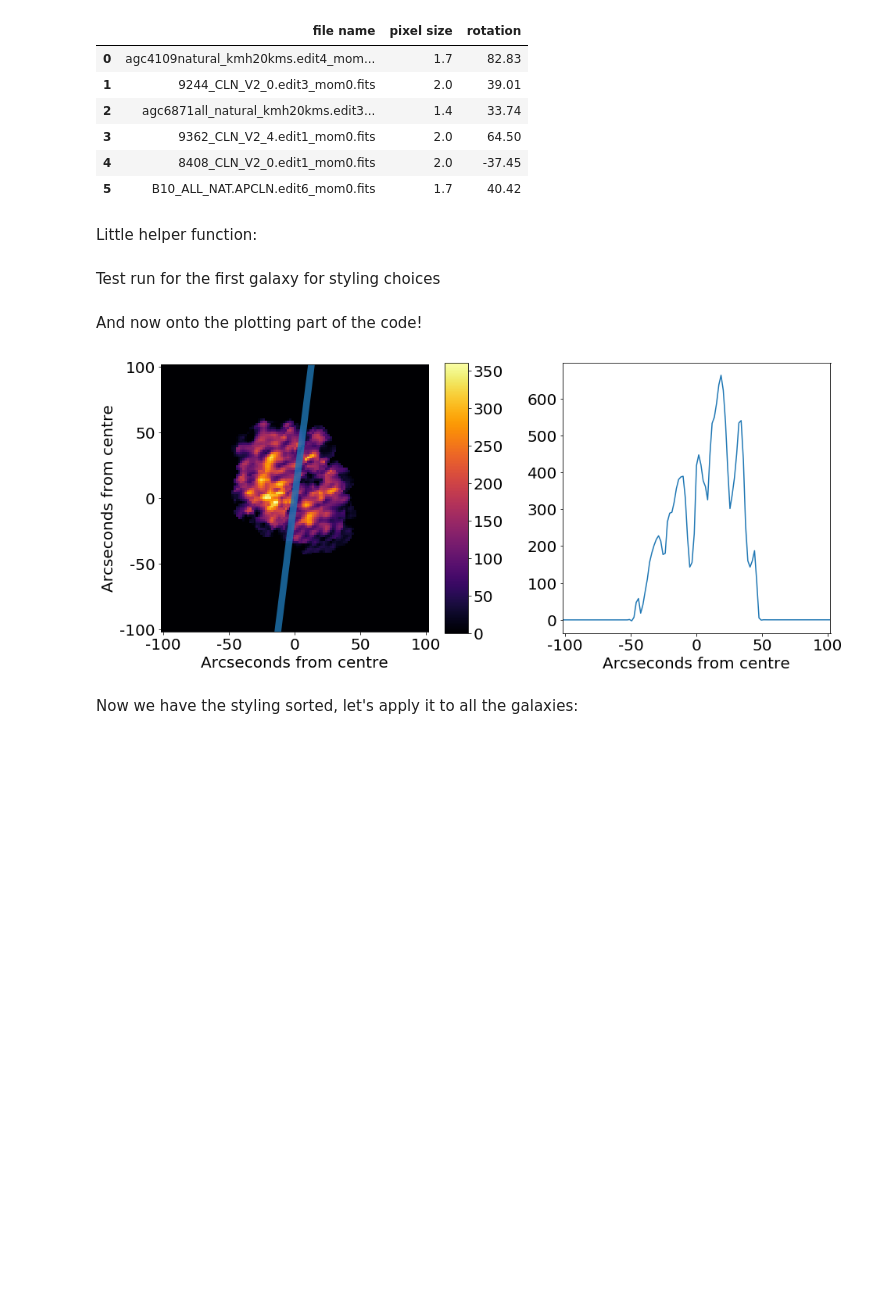
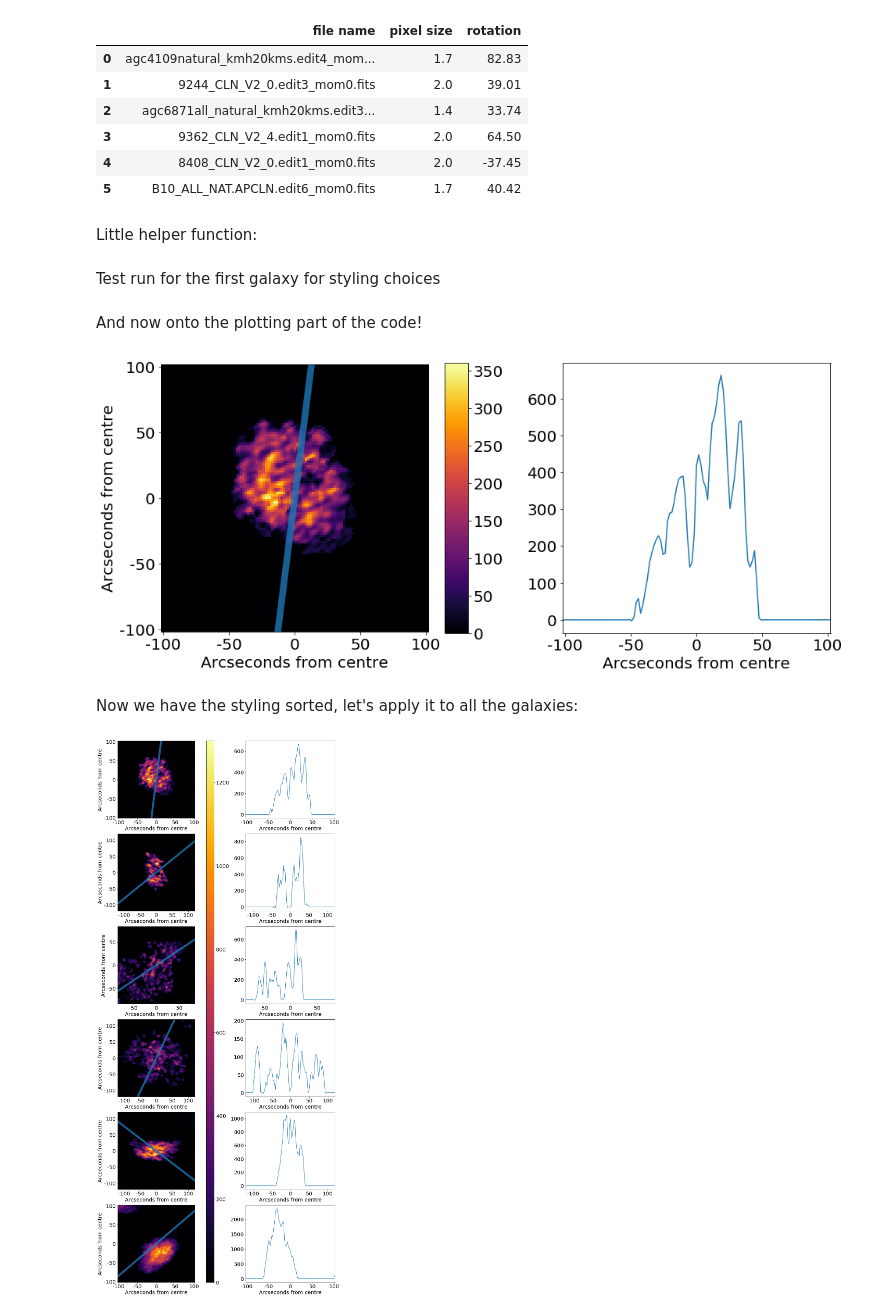
Before and after one commit to tingard/HI-plots-for-Lucy, a Jupyter notebook: main.ipynb, the cells around one changed output. Drawn from its saved outputs; the diff is of its cells as text; code cells hidden in the pictures; blank space fills up the shorter version.

Commit message:
Run on all galaxies to create mosaic.png (added missing FITS file)

```diff
--- a/main.ipynb
+++ b/main.ipynb
@@ -165,0 +305,86 @@ Now we have the styling sorted, let's apply it to all the galaxies:
+# %%
+fig = plt.figure(figsize=(14, 6 * len(df)))
+n = 60
+for rowIndex in range(len(df)):
+    galaxy = makeGalaxyObject(df.iloc[rowIndex])
+    # Choose the cropping we want
+    lowerCrop = (galaxy['center'] - n).astype(int)
+    upperCrop = (galaxy['center'] + n).astype(int)
+
+    rotatedLowerCrop = (galaxy['rotatedCenter'] - n).astype(int)
+    rotatedUpperCrop = (galaxy['rotatedCenter'] + n).astype(int)
+
+    # working on the first panel
+    plt.subplot(len(df), 2, rowIndex*2 + 1)
+    ax = plt.gca()
+
+    # show the rotated HI data
+    im = plt.imshow(galaxy['hIFits'][0].data, origin='lower', cmap='inferno')
+
+    # Add a rectangle to represent center region, in the correct orientation
+    rectangleOrigin = np.array([0, galaxy['center'][1]-1.5])
+    rotationMatrix = [
+        [np.cos(toRad(galaxy['rotation'])), -np.sin(toRad(galaxy['rotation']))],
+        [np.sin(toRad(galaxy['rotation'])), np.cos(toRad(galaxy['rotation']))]
+    ]
+    r = Rectangle(
+        np.dot(
+            rotationMatrix,
+            rectangleOrigin - galaxy['center']
+        ) + galaxy['center'],
+        galaxy['hIRotated'].shape[1],
+        3,
+        alpha=0.8,
+        angle=galaxy['rotation']
+    )
+    ax.add_artist(r)
+
+    # Choose the x-ticks we want to display (every 50 arcseconds)
+    xticks = np.arange(-500, 500, 50)
+    # figure out where they should be positioned and place them
+    ax.set_xticks(xticks / galaxy['pixel size'] + galaxy['center'][0])
+    # set the labels
+    ax.set_xticklabels(xticks)
+
+    # same as above for y-axis
+    yticks = np.arange(-500, 500, 50)
+    ax.set_yticks(yticks / galaxy['pixel size'] + galaxy['center'][1])
+    ax.set_yticklabels(yticks)
+
+    # axis labels
+    ax.set_xlabel('Arcseconds from centre')
+    ax.set_ylabel('Arcseconds from centre')
+
+    # setting limits to crop our image
+    ax.set_xlim(lowerCrop[0], upperCrop[0])
+    ax.set_ylim(lowerCrop[1], upperCrop[1])
+
+    # adjust the positioning so we can fit the colorbar in
+    fig.subplots_adjust(left=0.1, bottom=0.1, right=0.95, top=0.9, wspace=0.5)
+
+    # add the colorbar axes
+    cbaxes = fig.add_axes([0.46, 0.1, 0.03, 0.8])
+    # add the colorbar
+    fig.colorbar(im, cbaxes)
+
+    # Now for the second panel
+    plt.subplot(len(df), 2, rowIndex*2 + 2)
+    ax = plt.gca()
+
+    # Plot the array we've calculated
+    ax.plot(galaxy['middle'])
+
+    # Set the xticks
+    ax.set_xticks(xticks / galaxy['pixel size'] + galaxy['rotatedCenter'][0])
+    ax.set_xticklabels(xticks)
+
+    # Set the limit
+    ax.set_xlim(rotatedLowerCrop[0], rotatedUpperCrop[0])
+
+    # And axis label!
+    ax.set_xlabel('Arcseconds from centre')
+
+# Save the output
+plt.savefig('mosaic.png', bbox_inches='tight')
+# %% [output]
+[figure, added]
```
Also changed, not shown: parts of 2 cells of this notebook, 2 other files.
